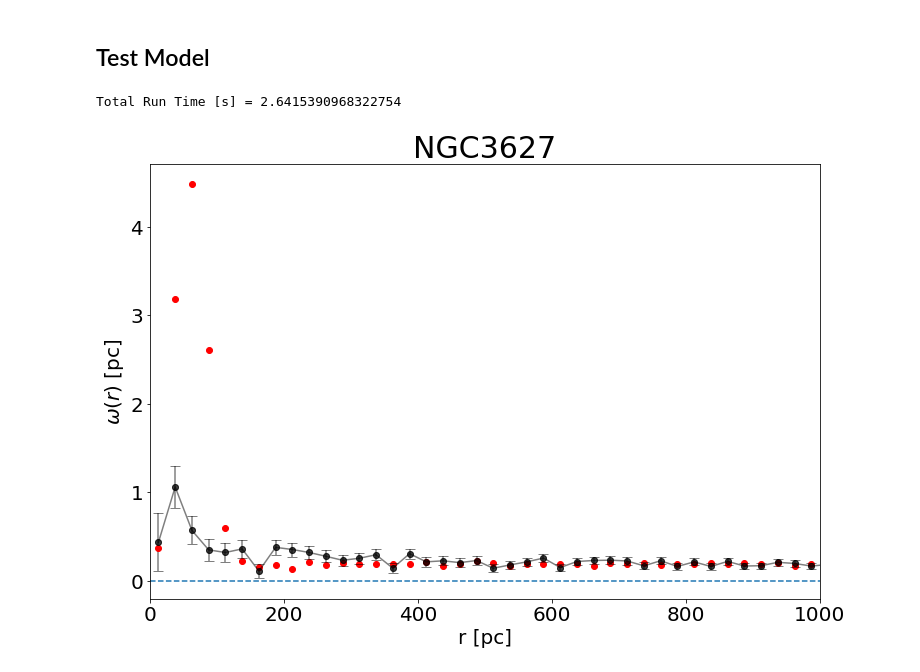
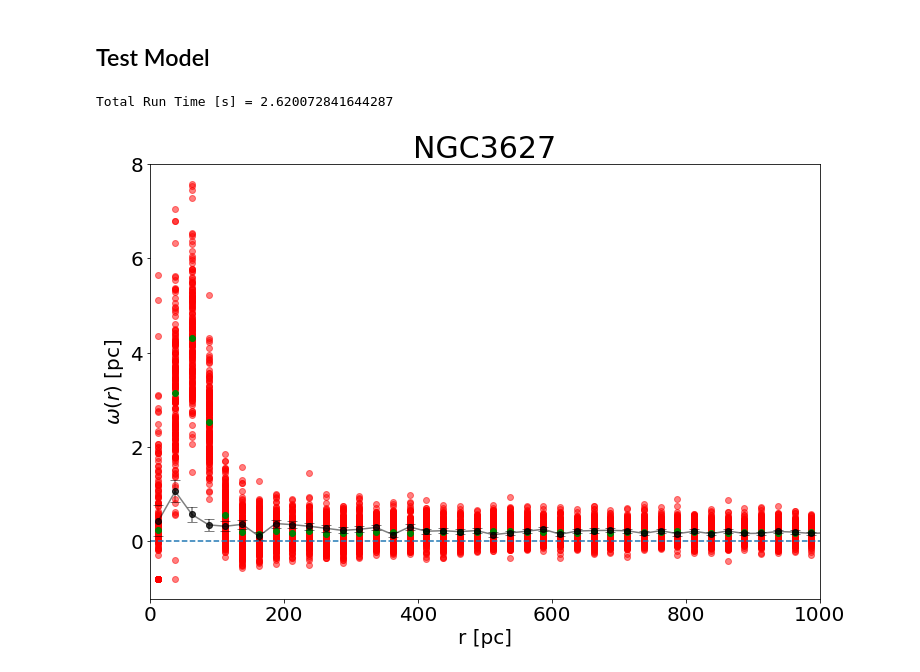
Before and after one commit to gblancm/gmchiicorr, a Jupyter notebook: gmc_hii_corr_model.ipynb, the cells around one changed output. Saved outputs shown, nothing was run; the diff lists cells and outputs as text; code cells hidden in the pictures.

```diff
--- a/gmc_hii_corr_model.ipynb
+++ b/gmc_hii_corr_model.ipynb
@@ -193,38 +193,38 @@ for i in range(Nsamples):
 IC=0.2
 w0arr=w0arr+IC
 w0arr[~np.isfinite(w0arr)]=np.nan
 ew0arr[~np.isfinite(ew0arr)]=np.nan
 
 w0=np.nanmean(w0arr, axis=1)
 ew0=np.nanmean(ew0arr, axis=1)/np.sqrt(Nsamples)
 
 
 
 print("Total Run Time [s] =", time.time()-t0)
 
 
 
 fig, ax = plt.subplots(figsize=(12, 8))
-#for i in range(Nsamples):
-#    ax.plot(r0, w0arr[:,i], 'o', color='red', alpha=0.5)
+for i in range(Nsamples):
+    ax.plot(r0, w0arr[:,i], 'o', color='red', alpha=0.5)
 #for i in range(Ntest):
 #    ax.plot(r0, w0test[:,i], 'o', color='green', alpha=0.5)
-ax.plot(r0, w0, 'o', color='red', alpha=1.0)
+ax.plot(r0, w0, 'o', color='green', alpha=1.0)
 ax.errorbar(r0obs, w0obs, ew0obs, fmt="o", color='black', capsize=5, alpha=0.5)
 ax.plot(r0obs, w0obs, '-o', color='black', alpha=0.5)
 ax.set_xlim(0, 1000)
 ax.axhline(y=0, linestyle='--')
 ax.set_xlabel('r [pc]', fontsize=20)
 ax.set_ylabel(r'$\omega(r)$ [pc]', fontsize=20)
 ax.set_title(galaxy, fontsize=30)
 ax.tick_params(labelsize=20)
 #ax.set_yscale('log')
 #ax.set_ylim(-0.2, 4)
 plt.savefig('./plots/'+galaxy+'_corr_model.png')
 #plt.show()
 # %% [output]
-Total Run Time [s] = 2.6415390968322754
+Total Run Time [s] = 2.620072841644287
-[figure, old version]
+[figure, new version]
 # %%
 
 fig, ax = plt.subplots(figsize=(12, 12))
```
Also changed, not shown: parts of 3 cells of this notebook, 6 other files.
